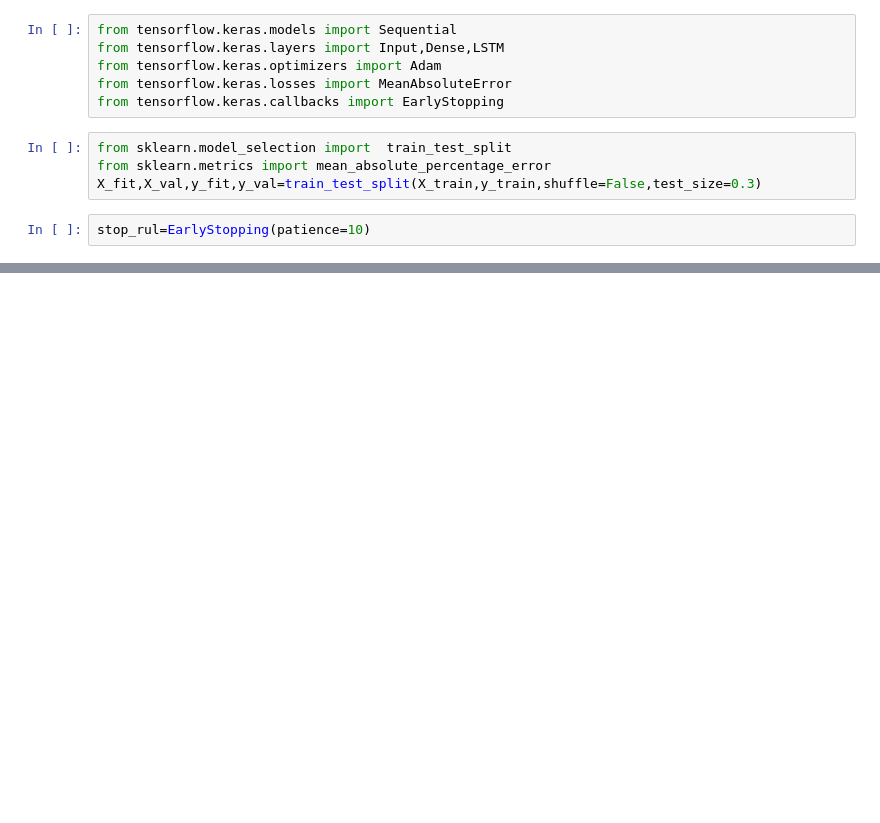
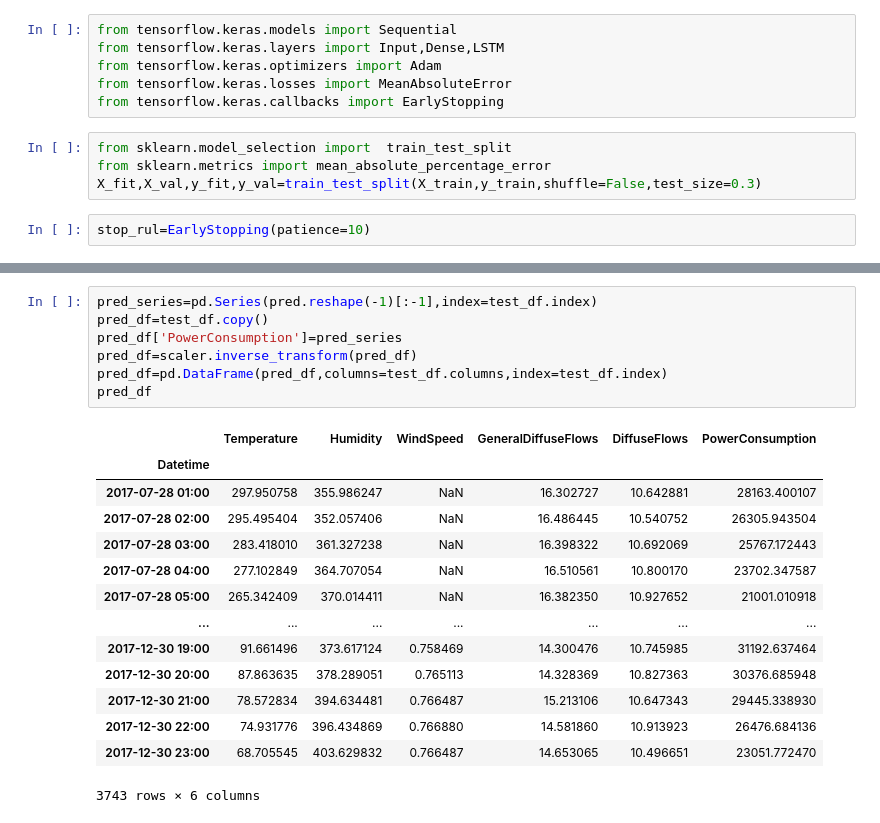
Before and after one commit to spirnia/power-consumption, a Jupyter notebook: notebooks/lstm.ipynb, the cells around one changed output, grey strips where cells are left out. Drawn from its saved outputs; the diff is of its cells as text; blank space fills up the shorter version.

```diff
--- a/notebooks/lstm.ipynb
+++ b/notebooks/lstm.ipynb
@@ -140,0 +220,22 @@ def val_fun(X_fit,y_fit,X_val,y_val,num_layers,num_nerons,alpha,iter,b_s):
+# %%
+pred_series=pd.Series(pred.reshape(-1)[:-1],index=test_df.index)
+pred_df=test_df.copy()
+pred_df['PowerConsumption']=pred_series
+pred_df=scaler.inverse_transform(pred_df)
+pred_df=pd.DataFrame(pred_df,columns=test_df.columns,index=test_df.index)
+pred_df
+# %% [output]
+|  | Temperature | Humidity | WindSpeed | GeneralDiffuseFlows | DiffuseFlows | PowerConsumption |
+| Datetime |  |  |  |  |  |  |
+| 2017-07-28 01:00 | 297.950758 | 355.986247 | NaN | 16.302727 | 10.642881 | 28163.400107 |
+| 2017-07-28 02:00 | 295.495404 | 352.057406 | NaN | 16.486445 | 10.540752 | 26305.943504 |
+| 2017-07-28 03:00 | 283.418010 | 361.327238 | NaN | 16.398322 | 10.692069 | 25767.172443 |
+| 2017-07-28 04:00 | 277.102849 | 364.707054 | NaN | 16.510561 | 10.800170 | 23702.347587 |
+| 2017-07-28 05:00 | 265.342409 | 370.014411 | NaN | 16.382350 | 10.927652 | 21001.010918 |
+| ... | ... | ... | ... | ... | ... | ... |
+| 2017-12-30 19:00 | 91.661496 | 373.617124 | 0.758469 | 14.300476 | 10.745985 | 31192.637464 |
+| 2017-12-30 20:00 | 87.863635 | 378.289051 | 0.765113 | 14.328369 | 10.827363 | 30376.685948 |
+| 2017-12-30 21:00 | 78.572834 | 394.634481 | 0.766487 | 15.213106 | 10.647343 | 29445.338930 |
+| 2017-12-30 22:00 | 74.931776 | 396.434869 | 0.766880 | 14.581860 | 10.913923 | 26476.684136 |
+| 2017-12-30 23:00 | 68.705545 | 403.629832 | 0.766487 | 14.653065 | 10.496651 | 23051.772470 |
+3743 rows × 6 columns
```
Also changed, not shown: parts of 17 cells of this notebook.
